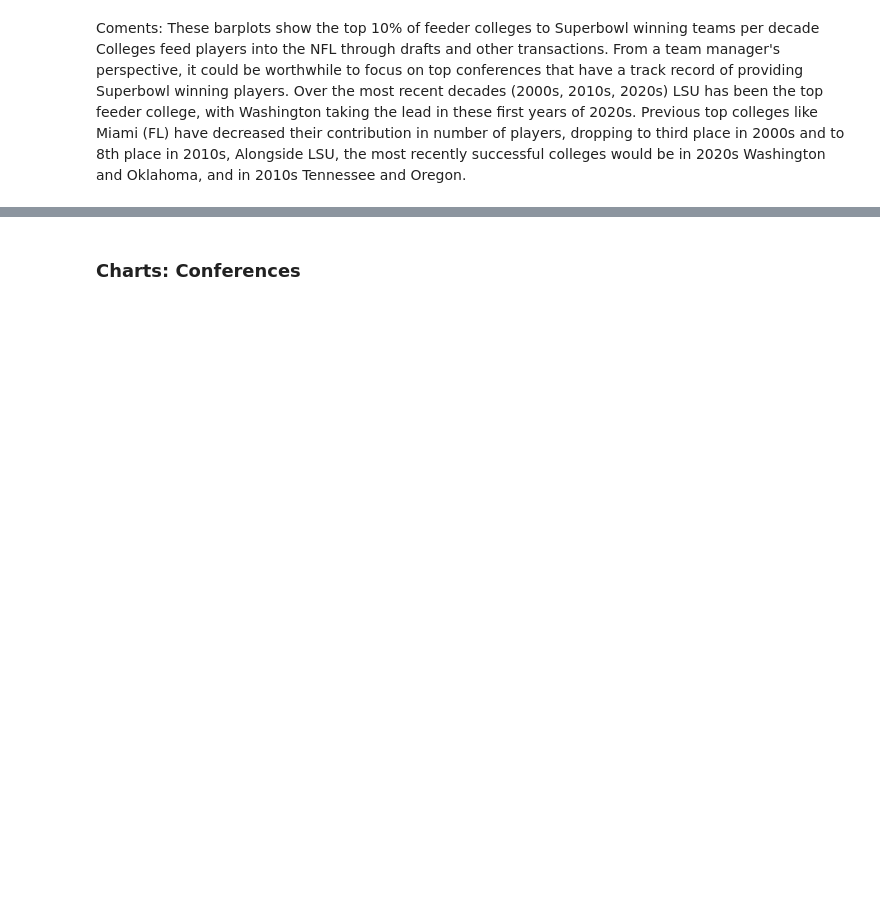
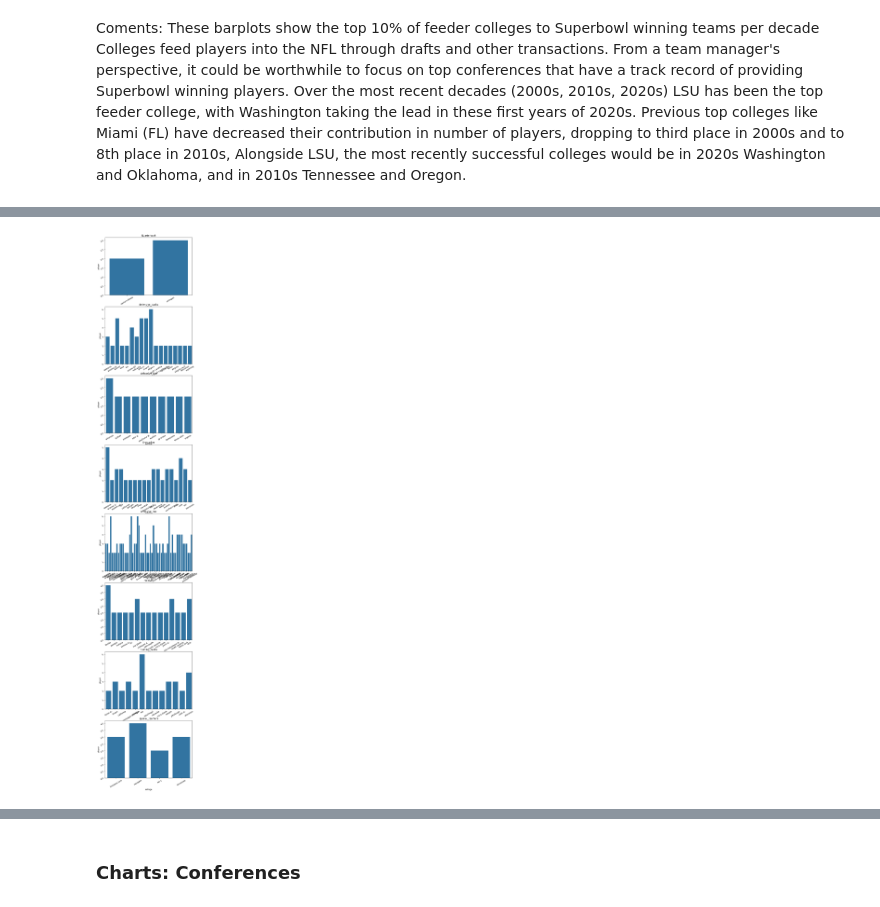
Before and after one commit to aferrers/nfl_superbowl_winners, a Jupyter notebook: notebooks/exploration_super_bowl_rosters.ipynb, the cells around one changed output, grey strips where cells are left out. Cells and saved outputs as stored; diff of their text form; code cells hidden in the pictures; blank space fills up the shorter version.

Commit message:
2Resolve merge conflict in exploration_super_bowl_rosters.ipynb

```diff
--- a/notebooks/exploration_super_bowl_rosters.ipynb
+++ b/notebooks/exploration_super_bowl_rosters.ipynb
@@ -54,6 +73,15 @@ def get_position(row):
     return None
 
 sb_rosters['positional_group'] = sb_rosters.apply(get_position, axis=1)
+# %%
+def get_position(row):
+    for position, positions_list in positional_groups.items():
+        if any(pos in row['position'] for pos in positions_list):
+            return position
+    return None
+
+# Apply the function to create a new column
+sb_rosters['positional_group'] = sb_rosters.apply(get_position, axis=1)
 # %%
 grouped_position = sb_rosters.groupby(['decade', 'position']).agg({'age':'mean', 'years_in_league':'mean', 'player':'count'}).reset_index()
 grouped_position.head()
@@ -639,3 +612,8 @@ From a team manager's perspective, it could be worthwhile to focus on top confer
 of 2020s.
 Previous top colleges like Miami (FL) have decreased their contribution in number of players, dropping to third place in 2000s and to 8th place in 2010s,
 Alongside LSU, the most recently successful colleges would be in 2020s Washington and Oklahoma, and in 2010s Tennessee and Oregon.
+# %%
+# Looking at super bowl winning positional groups from particular colleges
+
+positional_groups_college = sb_rosters.groupby(['decade', 'positional_group', 'college']).agg({'years_in_league':'mean', 'player':'count'}).reset_index()
+positional_groups_college
@@ -641,0 +634,19 @@ Alongside LSU, the most recently successful colleges would be in 2020s Washingto
+# %%
+# Look at last 3 decades and 2010s in separate df.
+twentytens_positional_college = positional_groups_college.loc[positional_groups_college['decade'].isin(['2010s'])]
+last_3_decades_positional_college = positional_groups_college.loc[positional_groups_college['decade'].isin(['2020s', '2010s', '2000s'])]
+# %%
+fig, ax = plt.subplots(len(list(twentytens_positional_college['positional_group'].unique())), 1, figsize=(8,50))
+i = 0
+q = 0.5
+for position in twentytens_positional_college['positional_group'].unique():
+    quantile_value = twentytens_positional_college['player'].quantile(q=q)
+    sns.barplot(data=twentytens_positional_college.loc[(twentytens_positional_college['positional_group'] == position) &
+                (twentytens_positional_college['player'] >  quantile_value)],
+        x='college', y='player',
+        errorbar=None, ax=ax[i]).set_title(position)
+    ax[i].tick_params(labelrotation=30)
+    i += 1
+plt.show()
+# %% [output]
+[figure, added]
```
Also changed, not shown: parts of 20 cells of this notebook, 3 other files.
